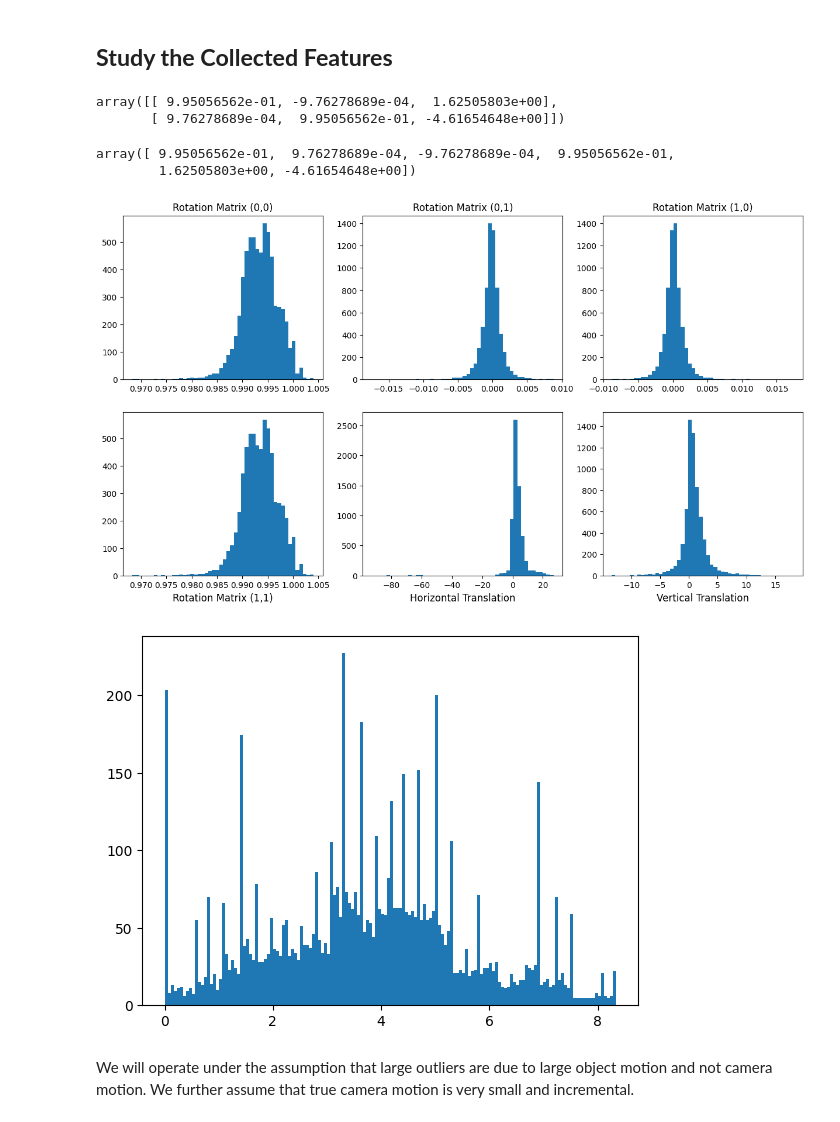
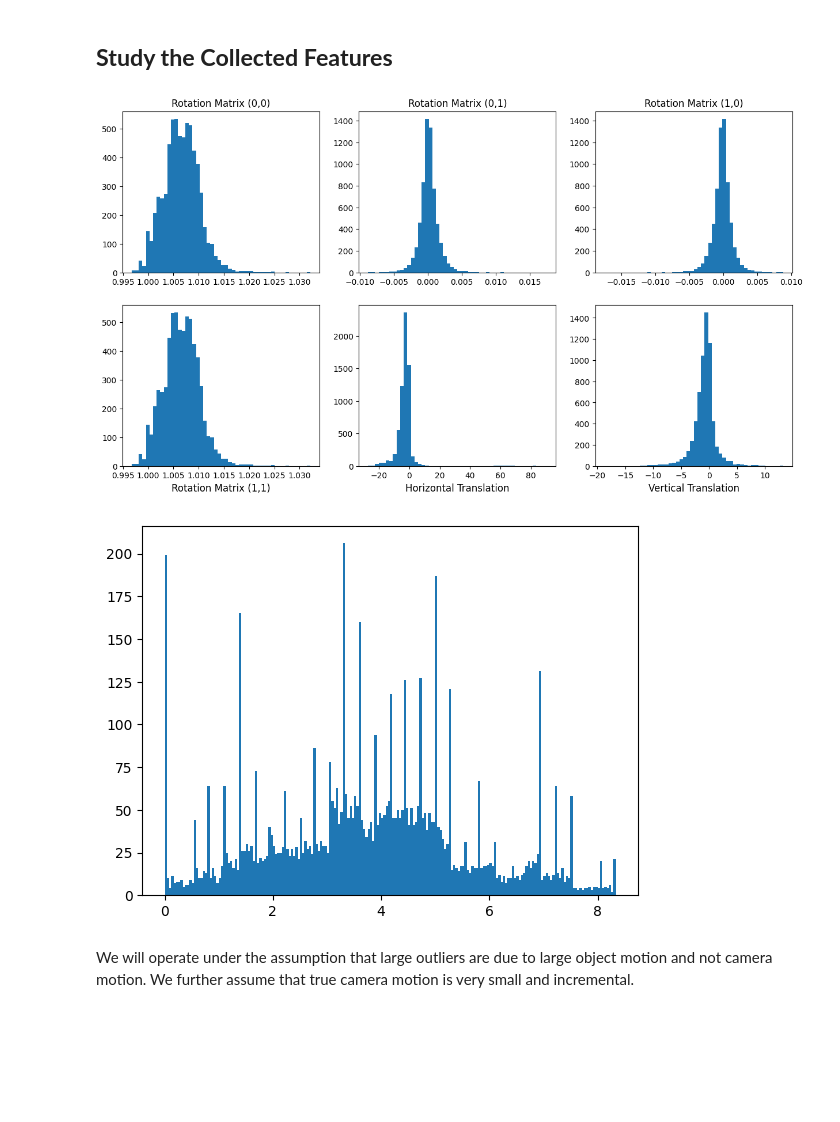
Before and after one commit to itberrios/CV_projects, a Jupyter notebook: mars_challenge/mars_challenge_1_baseline.ipynb, the cells around one changed output. Drawn from its saved outputs; the diff is of its cells as text; code cells hidden in the pictures; blank space fills up the shorter version.

```diff
--- a/mars_challenge/mars_challenge_1_baseline.ipynb
+++ b/mars_challenge/mars_challenge_1_baseline.ipynb
@@ -180,8 +180,8 @@ Load training data if necessary
 # %%
 # load training data
 X = np.loadtxt('train_X.txt')
-# y = np.loadtxt('train.txt')
-y = np.loadtxt('train_y.txt')
+y = np.loadtxt('train.txt')
+# y = np.loadtxt('train_y.txt')
 
 
 # neglect first training sample
@@ -206,16 +206,6 @@ X_train.shape, X_valid.shape, X_test.shape
 ((6479, 6), (810, 6), (810, 6))
 # %% [markdown]
 ## **Study the Collected Features**
-# %%
-A
-# %% [output]
-array([[ 9.95056562e-01, -9.76278689e-04,  1.62505803e+00],
-       [ 9.76278689e-04,  9.95056562e-01, -4.61654648e+00]])
-# %%
-X[-1, :]
-# %% [output]
-array([ 9.95056562e-01,  9.76278689e-04, -9.76278689e-04,  9.95056562e-01,
-        1.62505803e+00, -4.61654648e+00])
 # %%
 _, ax = plt.subplots(2, 3, figsize=(15, 8))
 ax[0, 0].hist(X_train[:, 0], bins=50)
@@ -231,11 +221,11 @@ ax[1, 1].set_xlabel("Horizontal Translation", size=12)
 ax[1, 2].hist(X_train[:, 5], bins=50)
 ax[1,2].set_xlabel("Vertical Translation", size=12);
 # %% [output]
-[figure, old version]
+[figure, new version]
 # %%
-plt.hist(y_train, bins=150);
+plt.hist(y_train, bins=200);
 # %% [output]
-[figure, old version]
+[figure, new version]
 # %% [markdown]
 We will operate under the assumption that large outliers are due to large object motion and not camera motion. We further assume that true camera motion is very small and incremental.
 # %% [markdown]
```
Also changed, not shown: parts of 13 cells of this notebook.
